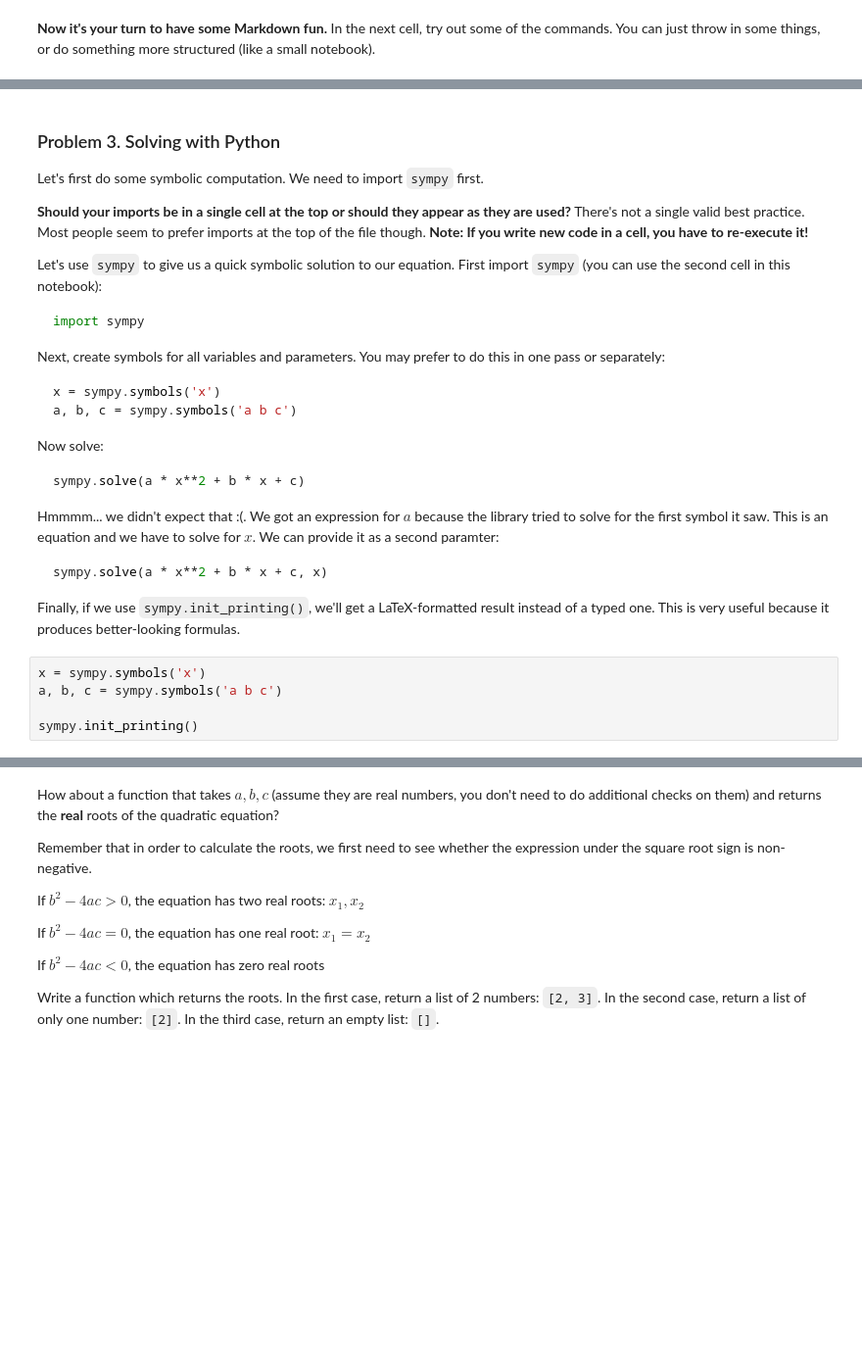
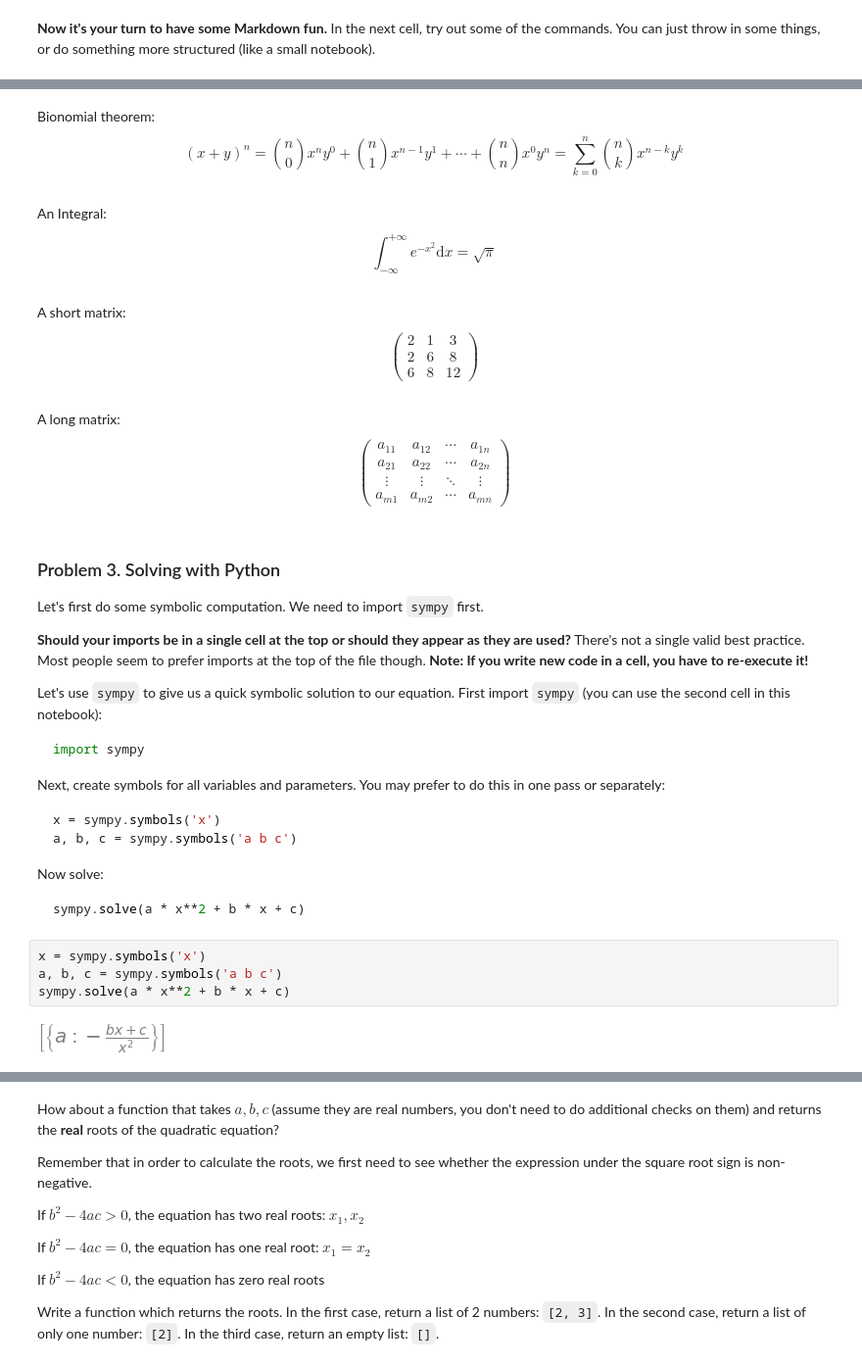
Before and after one commit to dimitrovmartin/SoftUni-Projects, a Jupyter notebook: Artificial-Intelligence/Math-Concepts-For-Developers/02. High-School-Maths-Exercise/High-School Maths Exercise.ipynb, the cells around one changed output, grey strips where cells are left out. Shown at 98% size. Drawn from its saved outputs; the diff is of its cells as text; blank space fills up the shorter version.

````diff
--- a/Artificial-Intelligence/Math-Concepts-For-Developers/02. High-School-Maths-Exercise/High-School Maths Exercise.ipynb
+++ b/Artificial-Intelligence/Math-Concepts-For-Developers/02. High-School-Maths-Exercise/High-School Maths Exercise.ipynb
@@ -273,3 +262,15 @@ $\sqrt{5}$ and $\sqrt{a + 2b + c^{2}}$
+# %% [markdown]
+Bionomial theorem:
+$$ (x+y)^n=\binom{n}{0}x^ny^0+\binom{n}{1}x^{n-1}y^1+\cdots+\binom{n}{n}x^0y^n=\sum_{k=0}^{n}\binom{n}{k}x^{n-k}y^k $$
+# %% [markdown]
+An Integral:
+$$\int_{-\infty}^{+\infty}e^{-x^2}\text{d}x=\sqrt\pi$$
+# %% [markdown]
+A short matrix:
+$$\begin{pmatrix}2&1&3\\2&6&8\\6&8&12\end{pmatrix}$$
+# %% [markdown]
+A long matrix:
+$$\begin{pmatrix}a_{11}&a_{12}&\cdots&a_{1n}\\a_{21}&a_{22}&\cdots&a_{2n}\\\vdots&\vdots&\ddots&\vdots\\a_{m1}&a_{m2}&\cdots&a_{mn}\end{pmatrix} $$
 # %% [markdown]
 ### Problem 3. Solving with Python
 Let's first do some symbolic computation. We need to import `sympy` first.
@@ -291,15 +292,9 @@ Now solve:
 ```python
 sympy.solve(a * x**2 + b * x + c)
 ```
-
-Hmmmm... we didn't expect that :(. We got an expression for $a$ because the library tried to solve for the first symbol it saw. This is an equation and we have to solve for $x$. We can provide it as a second paramter:
-```python
-sympy.solve(a * x**2 + b * x + c, x)
-```
-
-Finally, if we use `sympy.init_printing()`, we'll get a LaTeX-formatted result instead of a typed one. This is very useful because it produces better-looking formulas.
 # %%
 x = sympy.symbols('x')
 a, b, c = sympy.symbols('a b c')
-
-sympy.init_printing()
+sympy.solve(a * x**2 + b * x + c)
+# %% [output]
+[figure, added]
````
Also changed, not shown: parts of 32 cells of this notebook.
